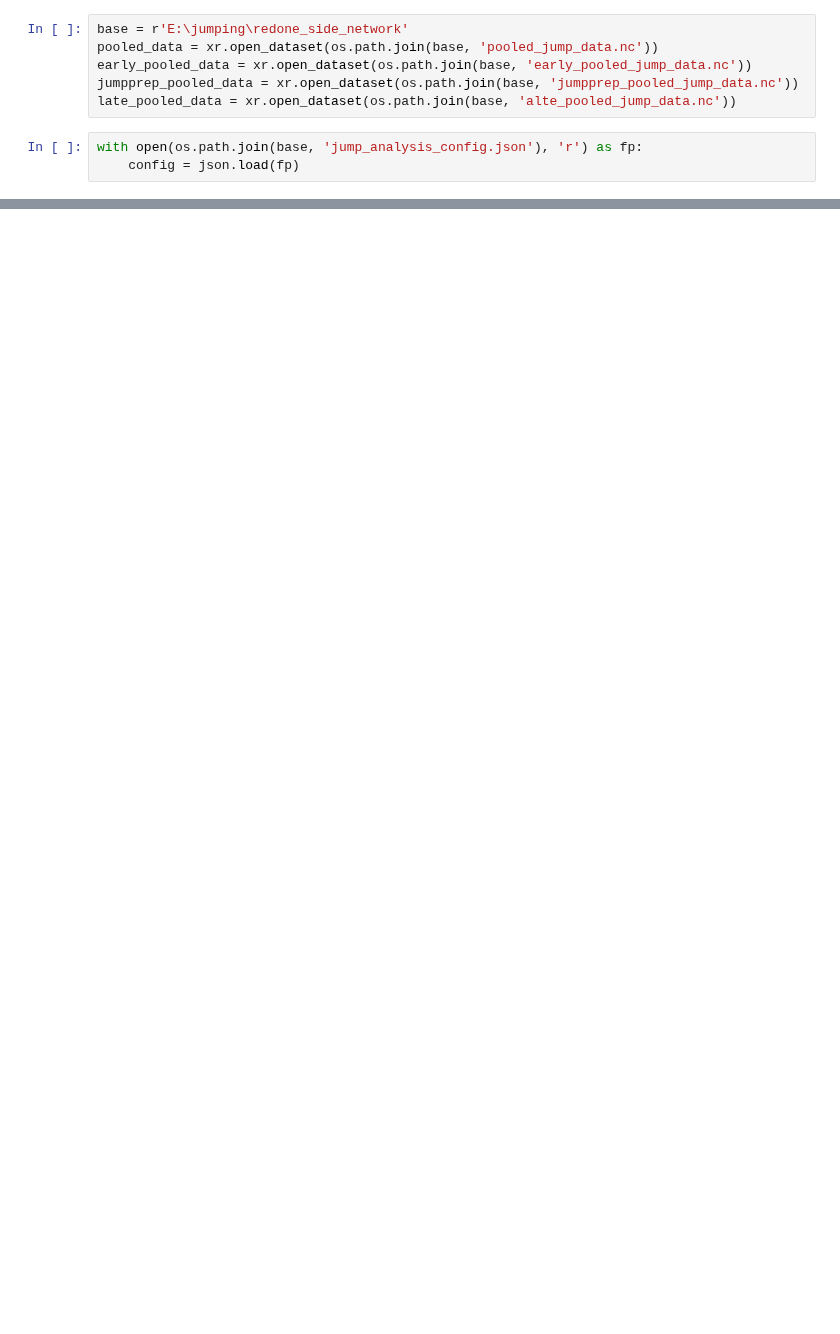
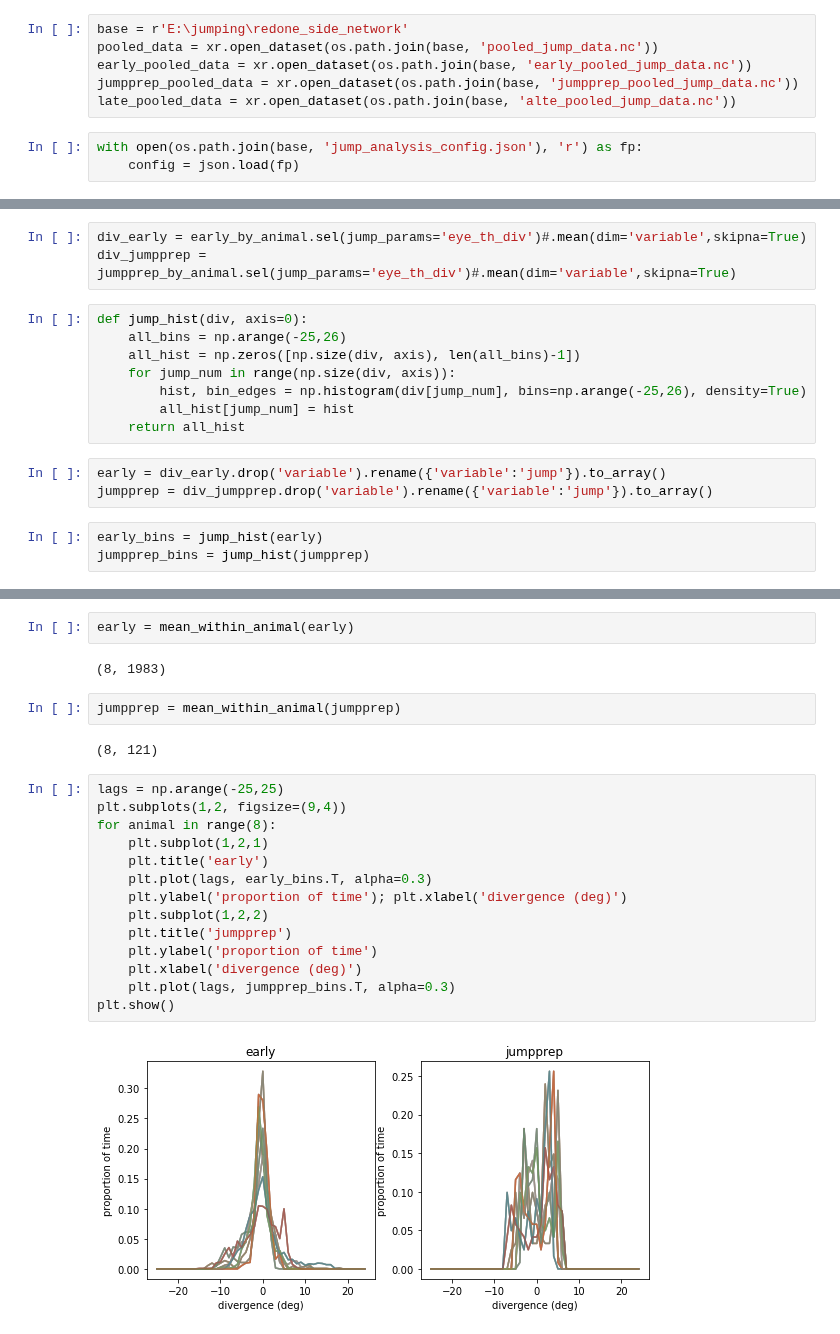
Before and after one commit to nielllab/FreelyMovingEphys, a Jupyter notebook: project_analysis/jumping/pooled_pdfs.ipynb, the cells around one changed output, grey strips where cells are left out. Saved outputs shown, nothing was run; the diff lists cells and outputs as text; blank space fills up the shorter version.

Commit message:
jumping pooled figures
Co-Authored-By: Dylan Martins <49732896+dylanmmartins@users.noreply.github.com>

```diff
--- a/project_analysis/jumping/pooled_pdfs.ipynb
+++ b/project_analysis/jumping/pooled_pdfs.ipynb
@@ -25,0 +51,17 @@ pooled_jump_analysis(late_pooled_data, config, 'late')
+# %%
+div_early = early_by_animal.sel(jump_params='eye_th_div')#.mean(dim='variable',skipna=True)
+div_jumpprep = jumpprep_by_animal.sel(jump_params='eye_th_div')#.mean(dim='variable',skipna=True)
+# %%
+def jump_hist(div, axis=0):
+    all_bins = np.arange(-25,26)
+    all_hist = np.zeros([np.size(div, axis), len(all_bins)-1])
+    for jump_num in range(np.size(div, axis)):
+        hist, bin_edges = np.histogram(div[jump_num], bins=np.arange(-25,26), density=True)
+        all_hist[jump_num] = hist
+    return all_hist
+# %%
+early = div_early.drop('variable').rename({'variable':'jump'}).to_array()
+jumpprep = div_jumpprep.drop('variable').rename({'variable':'jump'}).to_array()
+# %%
+early_bins = jump_hist(early)
+jumpprep_bins = jump_hist(jumpprep)
@@ -25,0 +79,24 @@ pooled_jump_analysis(late_pooled_data, config, 'late')
+# %%
+early = mean_within_animal(early)
+# %% [output]
+(8, 1983)
+# %%
+jumpprep = mean_within_animal(jumpprep)
+# %% [output]
+(8, 121)
+# %%
+lags = np.arange(-25,25)
+plt.subplots(1,2, figsize=(9,4))
+for animal in range(8):
+    plt.subplot(1,2,1)
+    plt.title('early')
+    plt.plot(lags, early_bins.T, alpha=0.3)
+    plt.ylabel('proportion of time'); plt.xlabel('divergence (deg)')
+    plt.subplot(1,2,2)
+    plt.title('jumpprep')
+    plt.ylabel('proportion of time')
+    plt.xlabel('divergence (deg)')
+    plt.plot(lags, jumpprep_bins.T, alpha=0.3)
+plt.show()
+# %% [output]
+[figure, added]
```
Also changed, not shown: parts of 23 cells of this notebook, 2 other files.
